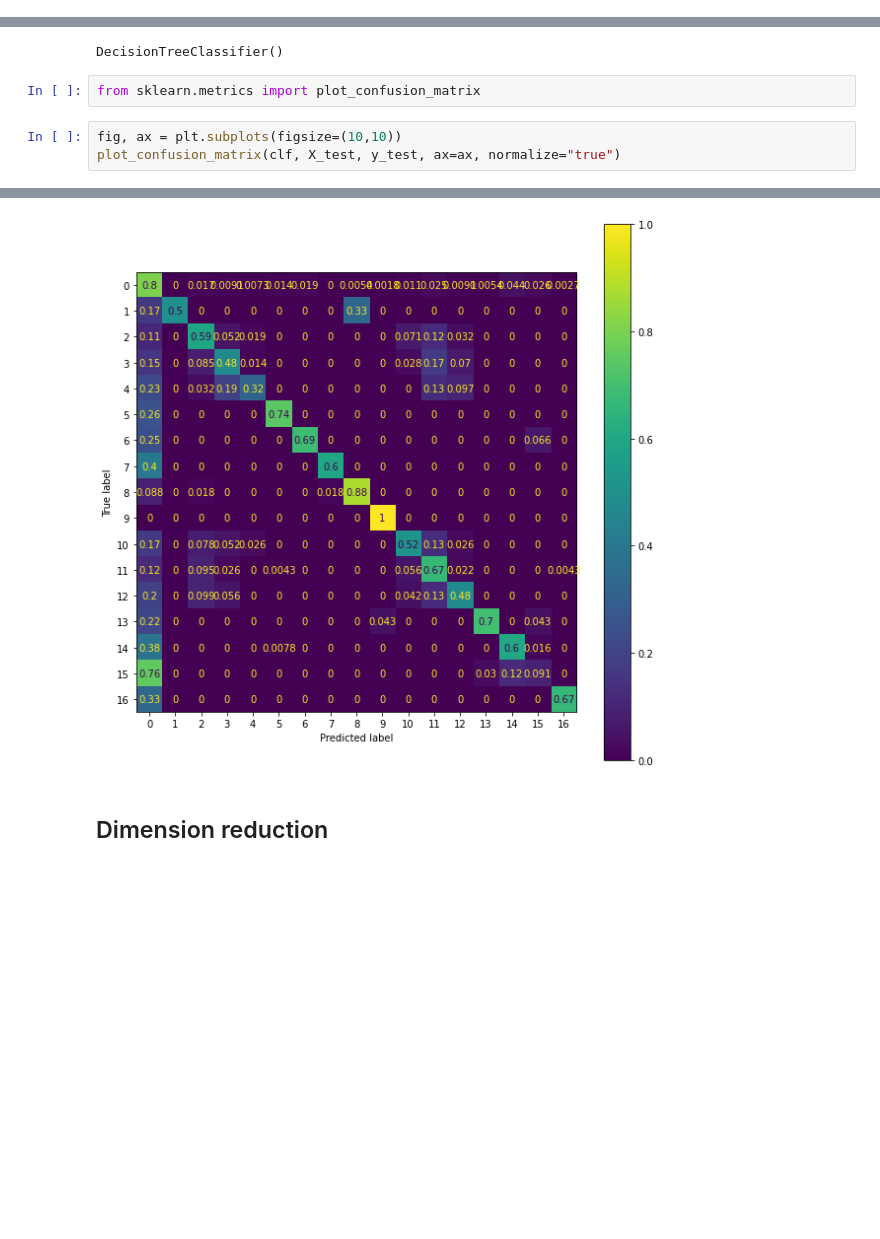
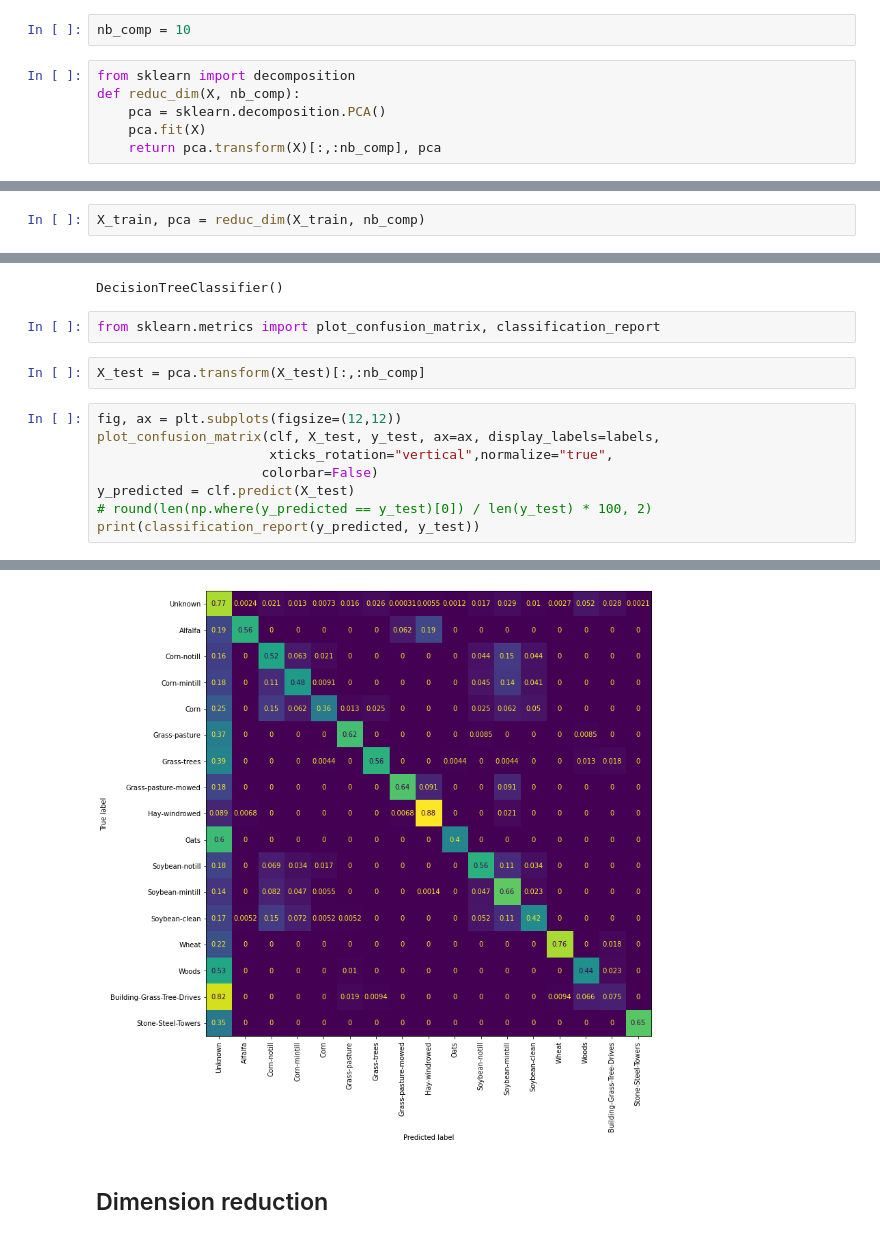
Before and after one commit to elrandar/hyper-spectral-fields, a Jupyter notebook: iml_notebook.ipynb, the cells around one changed output, grey strips where cells are left out. Drawn from its saved outputs; the diff is of its cells as text; blank space fills up the shorter version.

Commit message:
add metrics

```diff
--- a/iml_notebook.ipynb
+++ b/iml_notebook.ipynb
@@ -114,0 +115,8 @@ X_train.shape, y_train.shape
+# %%
+nb_comp = 10
+# %%
+from sklearn import decomposition
+def reduc_dim(X, nb_comp):
+    pca = sklearn.decomposition.PCA()
+    pca.fit(X)
+    return pca.transform(X)[:,:nb_comp], pca
@@ -114,0 +125,2 @@ X_train.shape, y_train.shape
+# %%
+X_train, pca = reduc_dim(X_train, nb_comp)
@@ -119,8 +135,15 @@ clf.fit(X_train, y_train)
 # %% [output]
 DecisionTreeClassifier()
 # %%
-from sklearn.metrics import plot_confusion_matrix
+from sklearn.metrics import plot_confusion_matrix, classification_report
+# %%
+X_test = pca.transform(X_test)[:,:nb_comp]
 # %%
-fig, ax = plt.subplots(figsize=(10,10))
-plot_confusion_matrix(clf, X_test, y_test, ax=ax, normalize="true")
+fig, ax = plt.subplots(figsize=(12,12))
+plot_confusion_matrix(clf, X_test, y_test, ax=ax, display_labels=labels,
+                      xticks_rotation="vertical",normalize="true",
+                     colorbar=False)
+y_predicted = clf.predict(X_test)
+# round(len(np.where(y_predicted == y_test)[0]) / len(y_test) * 100, 2)
+print(classification_report(y_predicted, y_test))
 # %% [output]
@@ -128,4 +167,4 @@ plot_confusion_matrix(clf, X_test, y_test, ax=ax, normalize="true")
-[figure, old version]
+[figure, new version]
 # %% [markdown]
 ## Dimension reduction
 # %%
```
Also changed, not shown: parts of 7 cells of this notebook.
